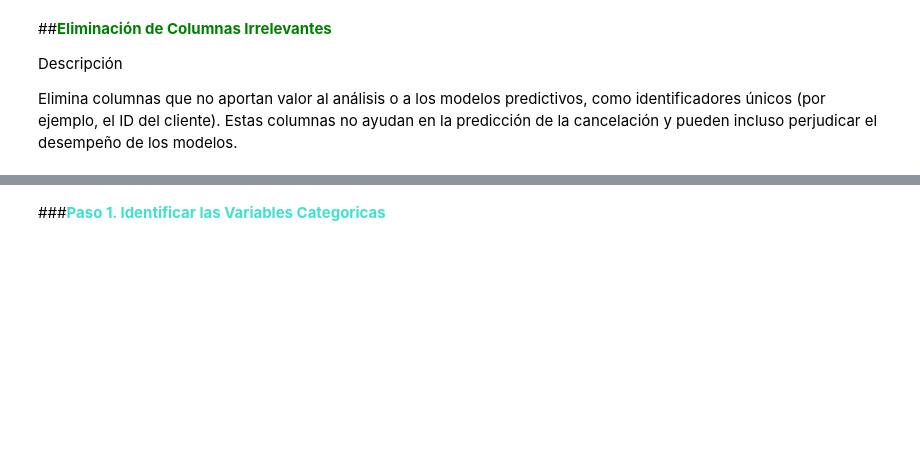
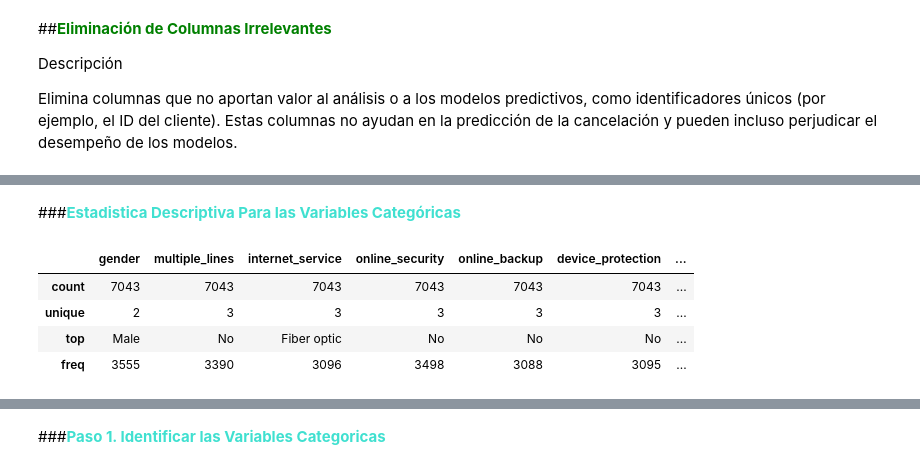
Before and after one commit to LejImkoaj/proyecto-telecomX-parte2, a Jupyter notebook: telecomX_parte2_LATAM.ipynb, the cells around one changed output, grey strips where cells are left out. Saved outputs shown, nothing was run; the diff lists cells and outputs as text; code cells hidden in the pictures; blank space fills up the shorter version.

```diff
--- a/telecomX_parte2_LATAM.ipynb
+++ b/telecomX_parte2_LATAM.ipynb
@@ -51,0 +52,10 @@ df.sample(5)
+# %% [markdown]
+###**<font color='turquoise'>Estadistica Descriptiva Para las Variables Categóricas</font>**
+# %%
+df.describe(include=['O'])
+# %% [output]
+|  | gender | multiple_lines | internet_service | online_security | online_backup | device_protection | ... |
+| count | 7043 | 7043 | 7043 | 7043 | 7043 | 7043 | ... |
+| unique | 2 | 3 | 3 | 3 | 3 | 3 | ... |
+| top | Male | No | Fiber optic | No | No | No | ... |
+| freq | 3555 | 3390 | 3096 | 3498 | 3088 | 3095 | ... |
```
Also changed, not shown: parts of 24 cells of this notebook.
